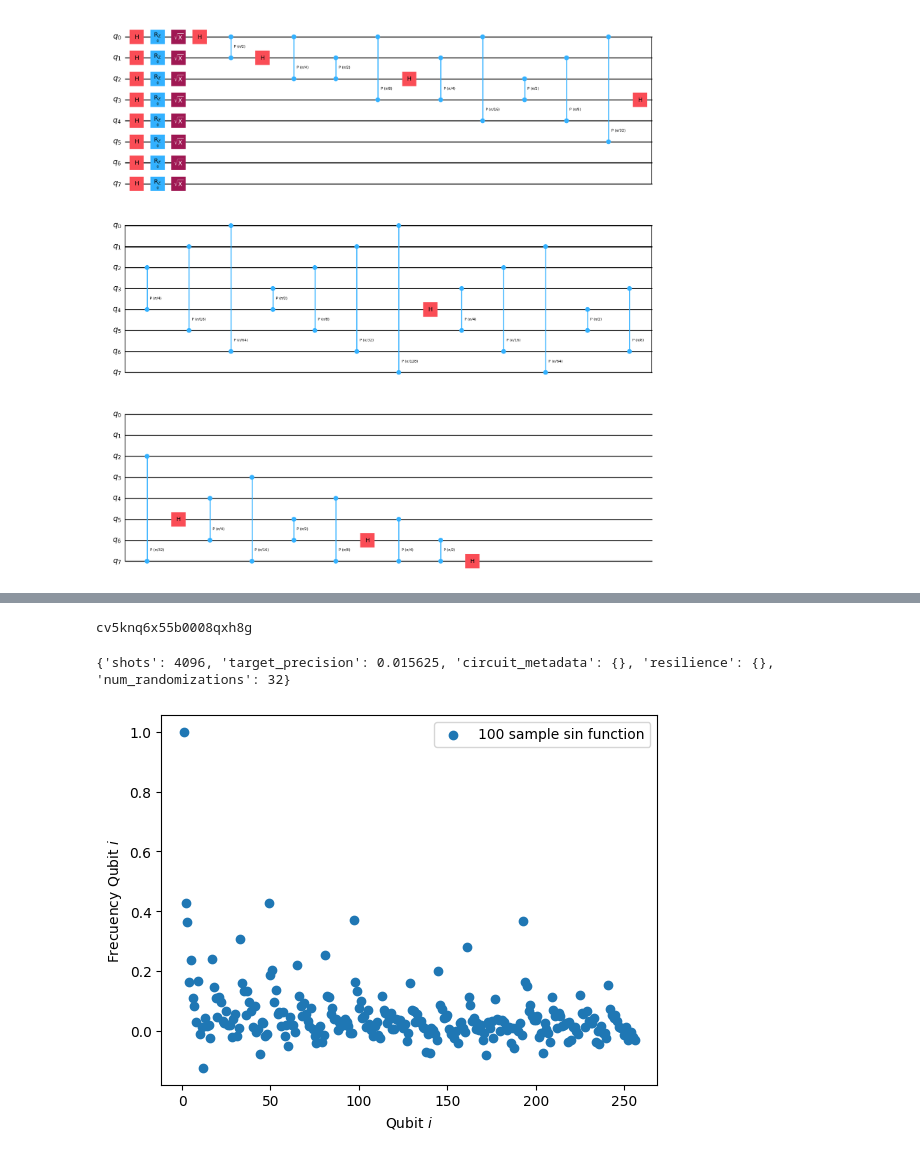
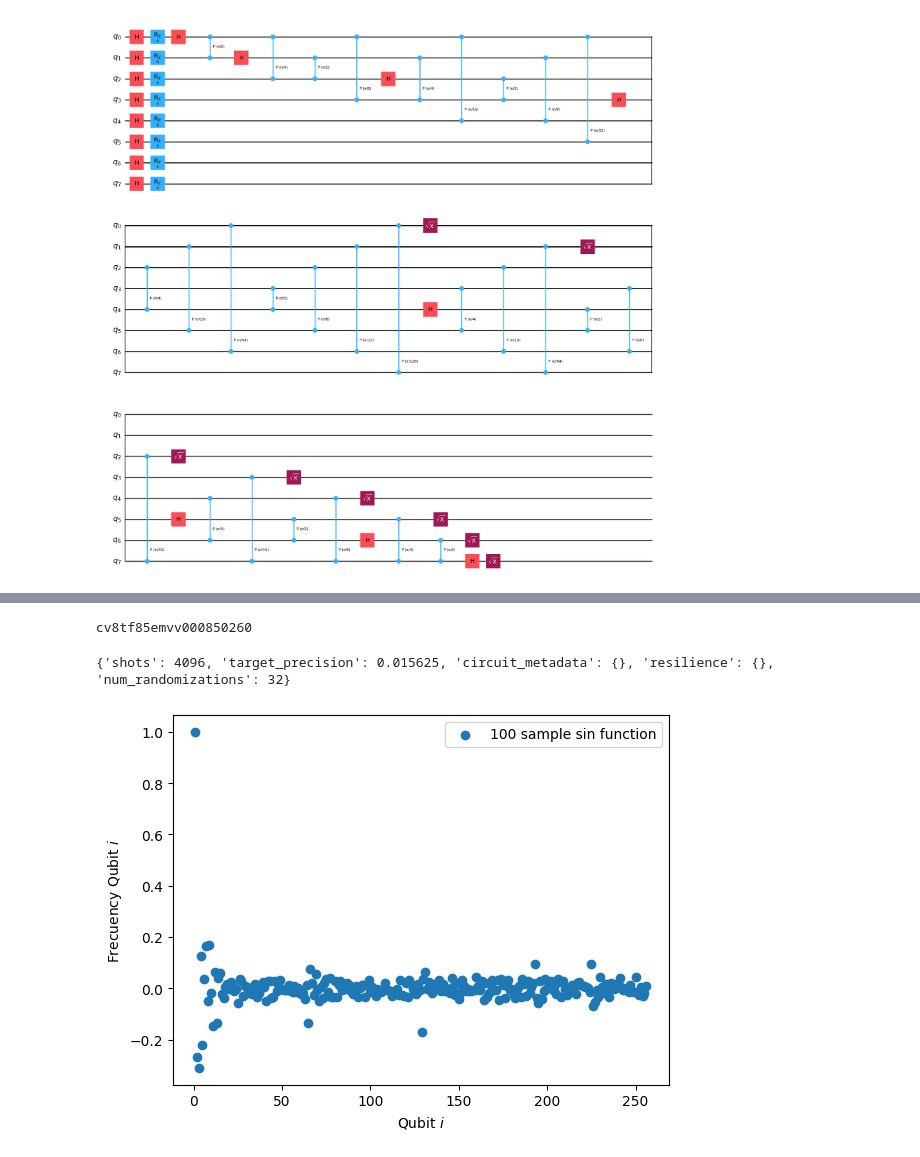
Before and after one commit to martinpaurabe/PracticaQC, a Jupyter notebook: QFT.ipynb, the cells around one changed output, grey strips where cells are left out. Cells and saved outputs as stored; diff of their text form; code cells hidden in the pictures.

```diff
--- a/QFT.ipynb
+++ b/QFT.ipynb
@@ -1,34 +1,37 @@
 # %%
 from qiskit import QuantumRegister, ClassicalRegister, QuantumCircuit
 from numpy import pi
 from math   import sin
 
 def qft(circ, n):
     """n-qubit QFT on q in circ."""
     for j in range(n):
         for k in range(j):
             circ.cp(pi / float(2 ** (j - k)), j, k)
         circ.h(j)
 
 
 def qft_sin_function(n):
     qc = QuantumCircuit(n)
     for i in range (n):
         qc.h(i)
         # qc.rz(i*pi/(2*n),i)
         qc.rz(sin(4*i*2*pi/n)*pi/(2),i)
+#        qc.sx(i) #Para construir funcion seno de x
+    #Para aplicar la qft
+    qft(qc,n)
+    for i in range(n):
         qc.sx(i)
-    qft(qc,n)
 
     return qc
 
 
 
 n=8
 qc = qft_sin_function(n)
 qc.draw('mpl')
 # %% [output]
-[figure, old version]
+[figure, new version]
 # %%
 from qiskit.quantum_info import Pauli, SparsePauliOp
 from itertools import product
@@ -88,7 +91,7 @@ job_id = job.job_id()
 
 print(job_id)
 # %% [output]
-cv5knq6x55b0008qxh8g
+cv8tf85emvv000850260
 # %%
 import matplotlib.pyplot as plt
 
@@ -106,4 +109,4 @@ plt.legend()
 plt.show()
 # %% [output]
 {'shots': 4096, 'target_precision': 0.015625, 'circuit_metadata': {}, 'resilience': {}, 'num_randomizations': 32}
-[figure, old version]
+[figure, new version]
```
Also changed, not shown: 1 other file.
